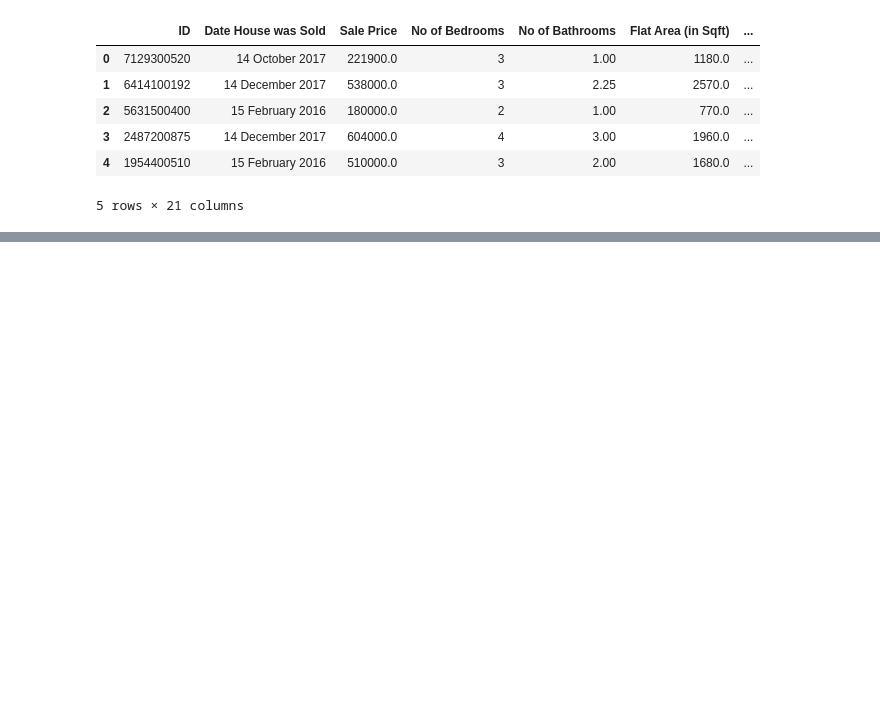
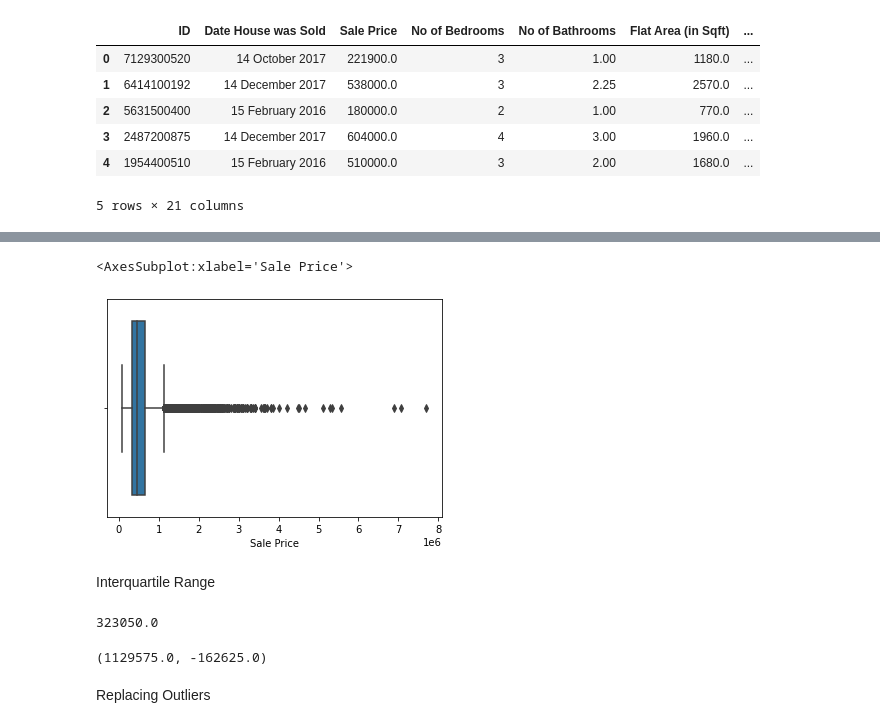
Before and after one commit to VelampalepuRohitAnjaniKumar/Machine-Learning-, a Jupyter notebook: Ml-regression.ipynb, the cells around one changed output, grey strips where cells are left out. Saved outputs shown, nothing was run; the diff lists cells and outputs as text; code cells hidden in the pictures; blank space fills up the shorter version.

```diff
--- a/Ml-regression.ipynb
+++ b/Ml-regression.ipynb
@@ -15,0 +49,8 @@ df.head()
+# %%
+y=data['Sale Price']
+sns.boxplot(y)
+# %% [output]
+<AxesSubplot:xlabel='Sale Price'>
+[figure, added]
+# %% [markdown]
+Interquartile Range
@@ -15,0 +60,14 @@ df.head()
+# %%
+iqr=q3-q1
+iqr
+# %% [output]
+323050.0
+# %%
+lower_limit=q1-1.5*iqr
+upper_limit=q3+1.5*iqr
+
+upper_limit,lower_limit
+# %% [output]
+(1129575.0, -162625.0)
+# %% [markdown]
+Replacing Outliers
```
Also changed, not shown: parts of 16 cells of this notebook.
